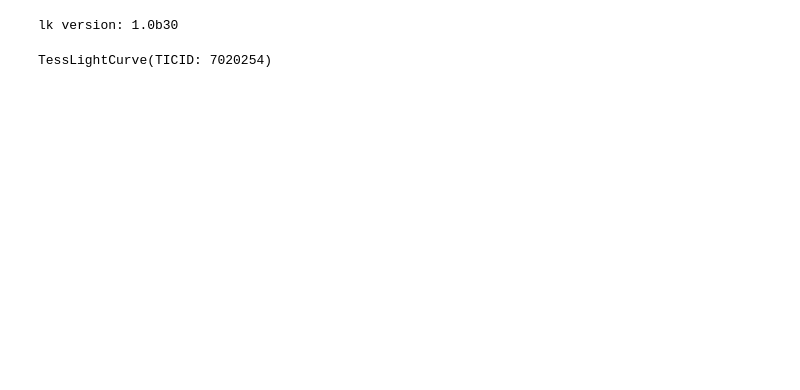
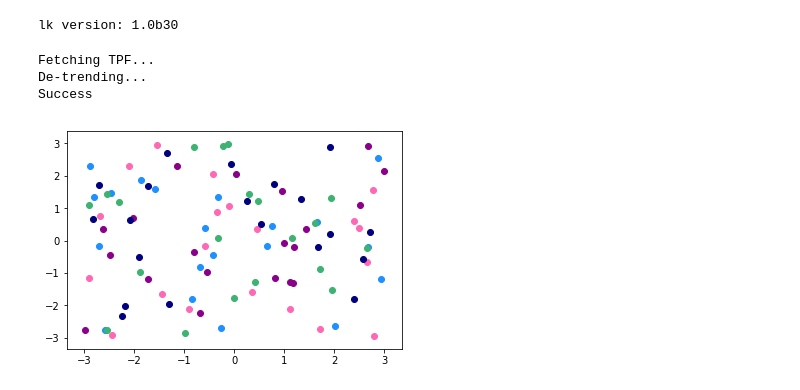
Before and after one commit to emilygilbert/tess_k2_overlap, a Jupyter notebook: make_lightcurves_demo.ipynb, the cells around one changed output. Drawn from its saved outputs; the diff is of its cells as text; code cells hidden in the pictures; blank space fills up the shorter version.

```diff
--- a/make_lightcurves_demo.ipynb
+++ b/make_lightcurves_demo.ipynb
@@ -3,10 +3,14 @@ from make_lightcurves import *
 # %% [output]
 lk version: 1.0b30
 # %%
-tic115,tess115 = make_lc(7020254,'tess')
+lc115 = make_lc(tic=7020254,mission='tess',verbose=True)
+# %% [output]
+Fetching TPF...
+De-trending...
+Success
+# %%
+test_colors()
+# %% [output]
+[figure, added]
 # %%
 dict115 = {'b':[2458495.156286563,2458515.429379863]}
-# %%
-print(tess115)
-# %% [output]
-TessLightCurve(TICID: 7020254)
```
Also changed, not shown: parts of 2 cells of this notebook, 2 other files.
